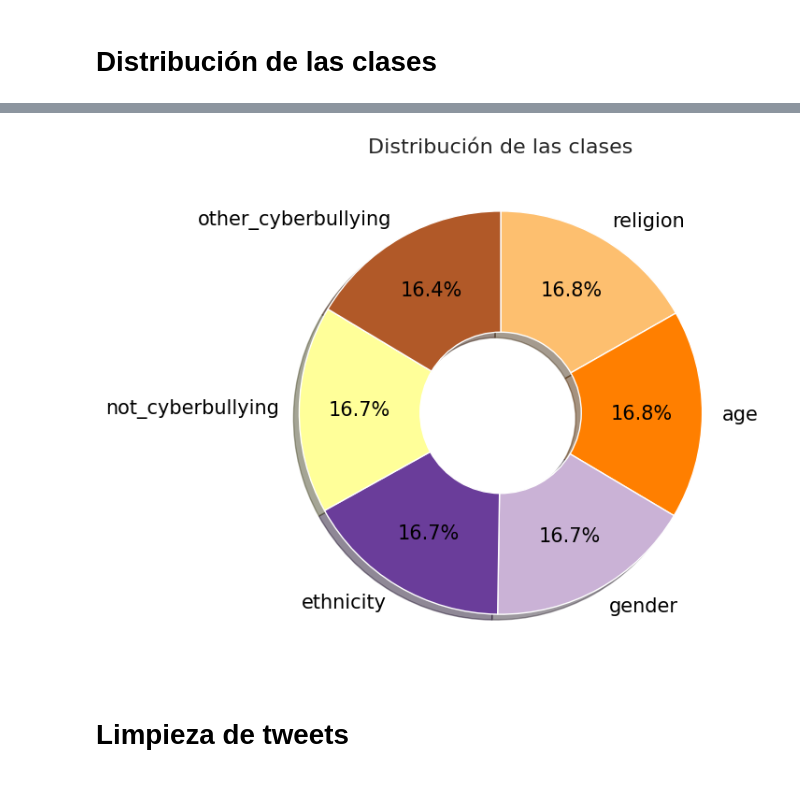
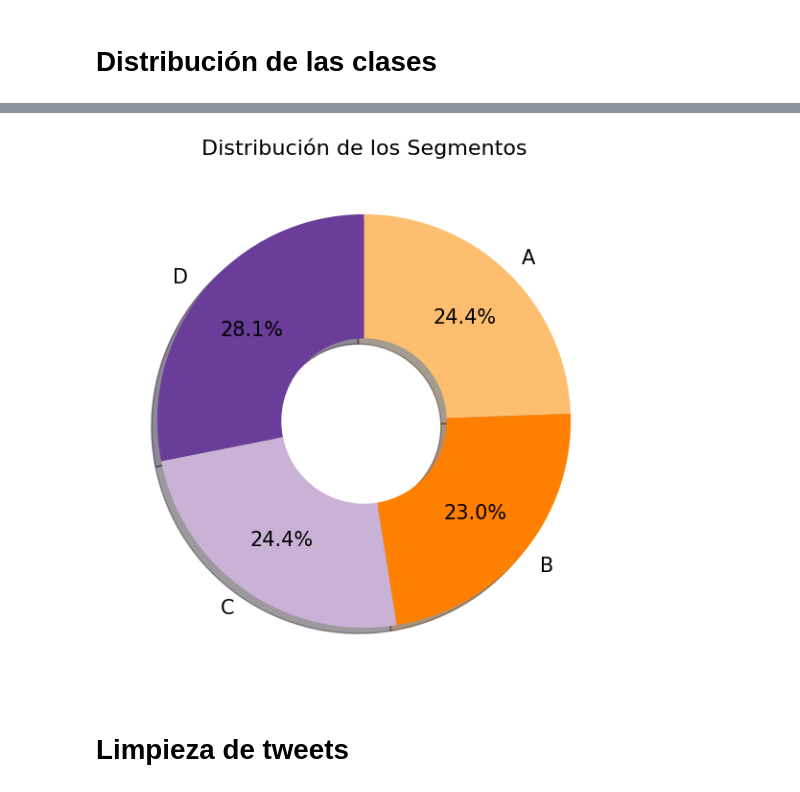
Before and after one commit to Manolo1109/Proyecto_Fundamentos, a Jupyter notebook: Proyecto_Fundamentos.ipynb, the cells around one changed output, grey strips where cells are left out. Saved outputs shown, nothing was run; the diff lists cells and outputs as text; code cells hidden in the pictures.

```diff
--- a/Proyecto_Fundamentos.ipynb
+++ b/Proyecto_Fundamentos.ipynb
@@ -123,2 +122,0 @@ df_train.tail()
-# %%
-df_train[df_train.columns] = df_train[df_train.columns].astype('string')
@@ -189,12 +206,12 @@ plt.show()
 # %%
 plt.figure(figsize = (7,7))
-sorted_counts = df['cyberbullying_type'].value_counts()
+sorted_counts = df_train['Segmentation'].value_counts().sort_index()
 plt.pie(sorted_counts, labels = sorted_counts.index, startangle = 90, counterclock = False, wedgeprops = {'width' : 0.6},
        autopct='%1.1f%%', pctdistance = 0.7, textprops = {'color': 'black', 'fontsize' : 15}, shadow = True,
         colors = sns.color_palette("Paired")[6:])
-plt.title('Distribución de las clases', fontsize = 16);
+plt.title('Distribución de los Segmentos', fontsize = 16);
 # %% [output]
-[figure, old version]
+[figure, new version]
 # %% [markdown]
 # **Limpieza de tweets**
 # %%
```
Also changed, not shown: parts of 14 cells of this notebook.
